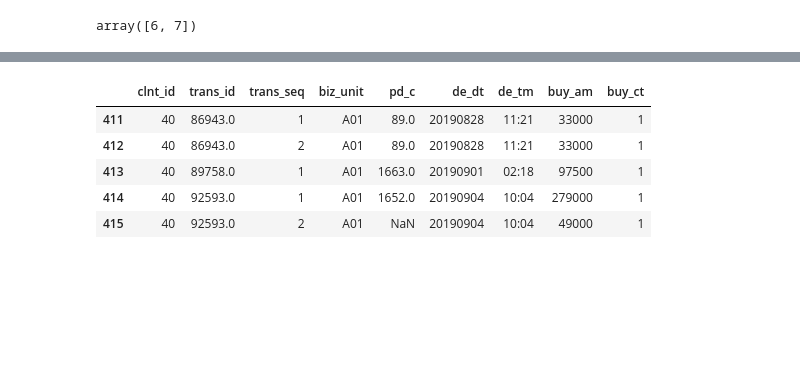
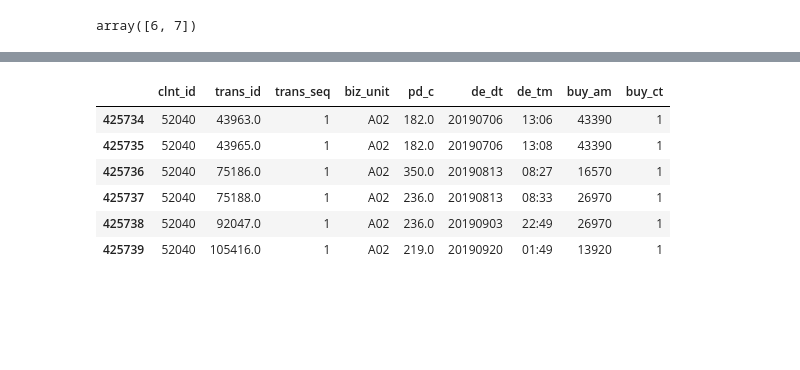
Before and after one commit to PEBpung/Lpoint-Hackathon, a Jupyter notebook: KM/201201_EDA2_km.ipynb, the cells around one changed output, grey strips where cells are left out. Saved outputs shown, nothing was run; the diff lists cells and outputs as text; code cells hidden in the pictures.

```diff
--- a/KM/201201_EDA2_km.ipynb
+++ b/KM/201201_EDA2_km.ipynb
@@ -1114,12 +1232,13 @@ raw_data1_Online_Act[(raw_data1_Online_Act['clnt_sess']=='40_28')&
 # %%
-raw_data2_Trade_Inform[raw_data2_Trade_Inform['clnt_id']==40]
+raw_data2_Trade_Inform[raw_data2_Trade_Inform['clnt_id']==52040]
 # %% [output]
 |  | clnt_id | trans_id | trans_seq | biz_unit | pd_c | de_dt | de_tm | buy_am | buy_ct |
-| 411 | 40 | 86943.0 | 1 | A01 | 89.0 | 20190828 | 11:21 | 33000 | 1 |
-| 412 | 40 | 86943.0 | 2 | A01 | 89.0 | 20190828 | 11:21 | 33000 | 1 |
-| 413 | 40 | 89758.0 | 1 | A01 | 1663.0 | 20190901 | 02:18 | 97500 | 1 |
-| 414 | 40 | 92593.0 | 1 | A01 | 1652.0 | 20190904 | 10:04 | 279000 | 1 |
-| 415 | 40 | 92593.0 | 2 | A01 | NaN | 20190904 | 10:04 | 49000 | 1 |
+| 425734 | 52040 | 43963.0 | 1 | A02 | 182.0 | 20190706 | 13:06 | 43390 | 1 |
+| 425735 | 52040 | 43965.0 | 1 | A02 | 182.0 | 20190706 | 13:08 | 43390 | 1 |
+| 425736 | 52040 | 75186.0 | 1 | A02 | 350.0 | 20190813 | 08:27 | 16570 | 1 |
+| 425737 | 52040 | 75188.0 | 1 | A02 | 236.0 | 20190813 | 08:33 | 26970 | 1 |
+| 425738 | 52040 | 92047.0 | 1 | A02 | 236.0 | 20190903 | 22:49 | 26970 | 1 |
+| 425739 | 52040 | 105416.0 | 1 | A02 | 219.0 | 20190920 | 01:49 | 13920 | 1 |
 # %% [markdown]
 <br><br><br>
 # %% [markdown]
```
Also changed, not shown: parts of 27 cells of this notebook.
